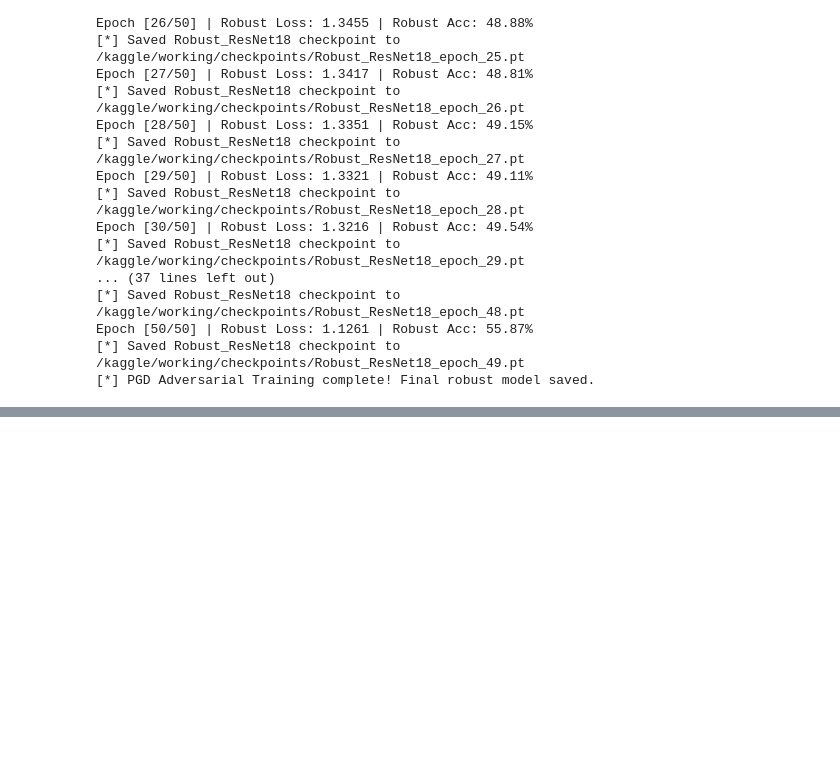
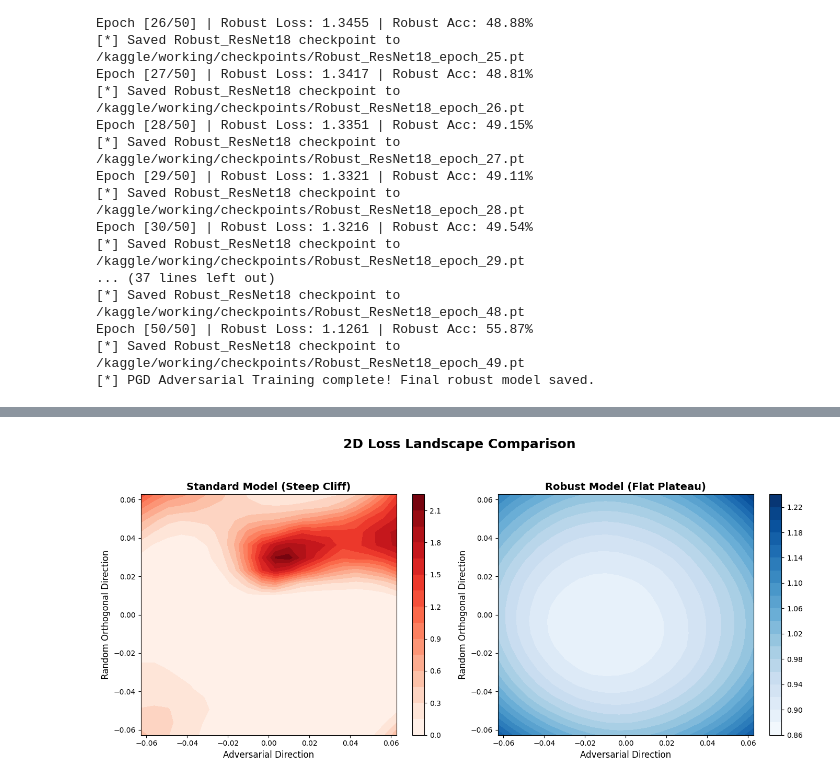
Before and after one commit to amitkhedar30/adversarial-attack-defense, a Jupyter notebook: adv-defense-runner-ipynb.ipynb, the cells around one changed output, grey strips where cells are left out. Saved outputs shown, nothing was run; the diff lists cells and outputs as text; code cells hidden in the pictures; blank space fills up the shorter version.

```diff
--- a/adv-defense-runner-ipynb.ipynb
+++ b/adv-defense-runner-ipynb.ipynb
@@ -302,0 +905,90 @@ Epoch [50/50] | Robust Loss: 1.1261 | Robust Acc: 55.87%
+# %%
+import torch
+import torch.nn as nn
+import numpy as np
+import matplotlib.pyplot as plt
+from models.classifier import get_cifar10_resnet18
+from utils.dataset import get_dataloaders
+
+DEVICE = torch.device("cuda" if torch.cuda.is_available() else "cpu")
+
+# 1. Load Both Models
+model_std = get_cifar10_resnet18(num_classes=10).to(DEVICE)
+model_std.load_state_dict(torch.load("/kaggle/working/resnet18_standard_cifar10.pt"))
+model_std.eval()
+
+model_rob = get_cifar10_resnet18(num_classes=10).to(DEVICE)
+model_rob.load_state_dict(torch.load("/kaggle/working/resnet18_robust_pgd_cifar10.pt"))
+model_rob.eval()
+
+# 2. Get a single image and label
+_, test_loader = get_dataloaders(batch_size=1)
+images, labels = next(iter(test_loader))
+img, label = images.to(DEVICE), labels.to(DEVICE)
+criterion = nn.CrossEntropyLoss()
+
+print("[*] Generating Loss Landscapes... (This takes a moment to map the grid)")
+
+# 3. Find the Adversarial Direction (X-axis)
+img.requires_grad = True
+loss = criterion(model_std(img), label)
+loss.backward()
+d1 = img.grad.detach().sign() # Fast Gradient Sign direction
+img.requires_grad = False
+
+# 4. Generate an Orthogonal Random Direction (Y-axis) via Gram-Schmidt
+d2 = torch.randn_like(d1)
+# Projection of d2 onto d1
+proj = (torch.sum(d2 * d1) / torch.sum(d1 * d1)) * d1
+d2 = d2 - proj # Make it orthogonal
+d2 = d2 / torch.norm(d2) * torch.norm(d1) # Scale it to have the same magnitude as d1
+
+# 5. Define the Grid (Scanning from -epsilon to +epsilon)
+EPSILON = 8 / 255
+GRID_SIZE = 20 # 20x20 grid (400 forward passes per model)
+alphas = np.linspace(-EPSILON * 2, EPSILON * 2, GRID_SIZE)
+betas = np.linspace(-EPSILON * 2, EPSILON * 2, GRID_SIZE)
+
+loss_surface_std = np.zeros((GRID_SIZE, GRID_SIZE))
+loss_surface_rob = np.zeros((GRID_SIZE, GRID_SIZE))
+
+# 6. Map the Terrain
+with torch.no_grad():
+    for i, alpha in enumerate(alphas):
+        for j, beta in enumerate(betas):
+            # Perturb the image: x' = x + alpha*d1 + beta*d2
+            perturbed_img = img + (alpha * d1) + (beta * d2)
+            perturbed_img = torch.clamp(perturbed_img, 0, 1)
+
+            # Calculate loss for Standard Model
+            out_std = model_std(perturbed_img)
+            loss_surface_std[i, j] = criterion(out_std, label).item()
+
+            # Calculate loss for Robust Model
+            out_rob = model_rob(perturbed_img)
+            loss_surface_rob[i, j] = criterion(out_rob, label).item()
+
+# 7. Plotting the Contours
+fig, (ax1, ax2) = plt.subplots(1, 2, figsize=(14, 6))
+
+# Standard Model Plot
+C1 = ax1.contourf(alphas, betas, loss_surface_std, levels=20, cmap='Reds')
+fig.colorbar(C1, ax=ax1)
+ax1.set_title("Standard Model (Steep Cliff)", fontsize=14, fontweight='bold')
+ax1.set_xlabel("Adversarial Direction", fontsize=12)
+ax1.set_ylabel("Random Orthogonal Direction", fontsize=12)
+
+# Robust Model Plot
+C2 = ax2.contourf(alphas, betas, loss_surface_rob, levels=20, cmap='Blues')
+fig.colorbar(C2, ax=ax2)
+ax2.set_title("Robust Model (Flat Plateau)", fontsize=14, fontweight='bold')
+ax2.set_xlabel("Adversarial Direction", fontsize=12)
+ax2.set_ylabel("Random Orthogonal Direction", fontsize=12)
+
+plt.suptitle("2D Loss Landscape Comparison", fontsize=18, fontweight='bold', y=1.05)
+plt.tight_layout()
+plt.savefig("/kaggle/working/loss_landscape_comparison.png", dpi=300, bbox_inches='tight')
+plt.show()
+
+print("[*] Saved to loss_landscape_comparison.png!")
+# %% [output]
@@ -302,0 +996 @@ Epoch [50/50] | Robust Loss: 1.1261 | Robust Acc: 55.87%
+[figure, added]
```
Also changed, not shown: parts of 10 cells of this notebook.
